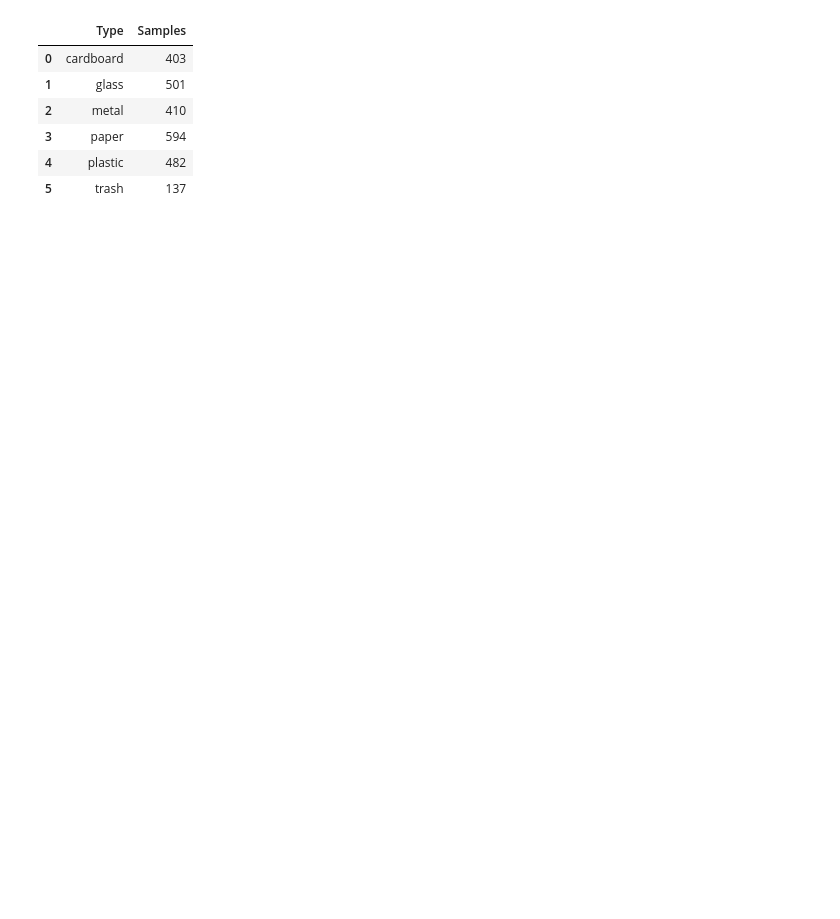
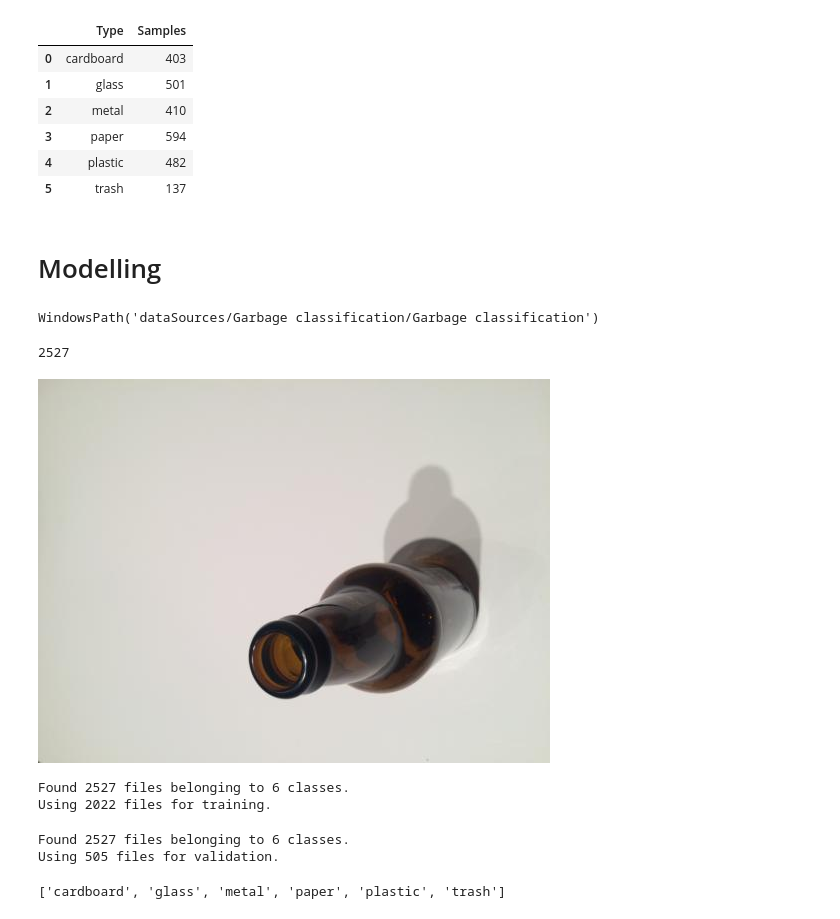
Before and after one commit to yannickrud/Garbage-Classification, a Jupyter notebook: dev.ipynb, the cells around one changed output. Drawn from its saved outputs; the diff is of its cells as text; code cells hidden in the pictures; blank space fills up the shorter version.

```diff
--- a/dev.ipynb
+++ b/dev.ipynb
@@ -27,3 +33,21 @@ df
 | 3 | paper | 594 |
 | 4 | plastic | 482 |
 | 5 | trash | 137 |
+# %% [markdown]
+# Modelling
+# %%
+import pathlib
+data_dir = pathlib.Path(os.path.join(dir, './Garbage classification/Garbage classification/'))
+data_dir
+# %% [output]
+WindowsPath('dataSources/Garbage classification/Garbage classification')
+# %%
+image_count = len(list(data_dir.glob('*/*.jpg')))
+print(image_count)
+# %% [output]
+2527
+# %%
+glass = list(data_dir.glob('glass/*'))
+Image.open(str(glass[0]))
+# %% [output]
+[figure, added]
@@ -29,0 +58,27 @@ df
+# %%
+train_ds = tf.keras.utils.image_dataset_from_directory(
+  data_dir,
+  validation_split=0.2,
+  subset="training",
+  seed=123,
+  image_size=(img_height, img_width),
+  batch_size=batch_size)
+# %% [output]
+Found 2527 files belonging to 6 classes.
+Using 2022 files for training.
+# %%
+val_ds = tf.keras.utils.image_dataset_from_directory(
+  data_dir,
+  validation_split=0.2,
+  subset="validation",
+  seed=123,
+  image_size=(img_height, img_width),
+  batch_size=batch_size)
+# %% [output]
+Found 2527 files belonging to 6 classes.
+Using 505 files for validation.
+# %%
+class_names = train_ds.class_names
+print(class_names)
+# %% [output]
+['cardboard', 'glass', 'metal', 'paper', 'plastic', 'trash']
```
Also changed, not shown: parts of 9 cells of this notebook.
